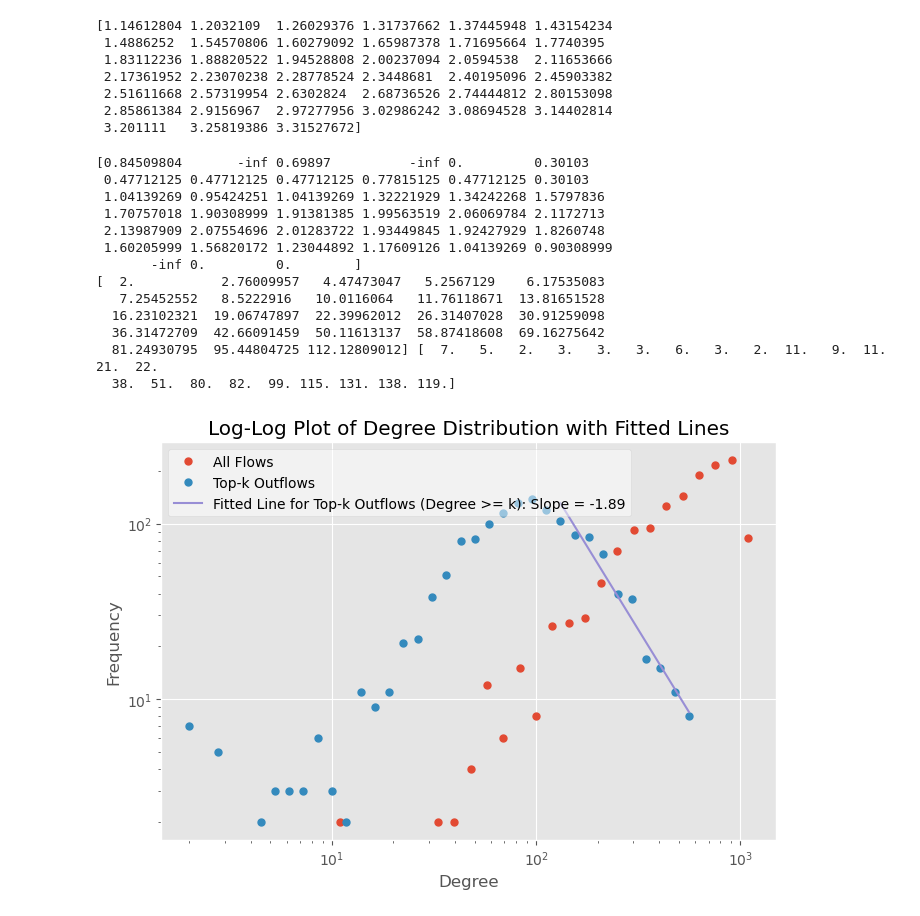
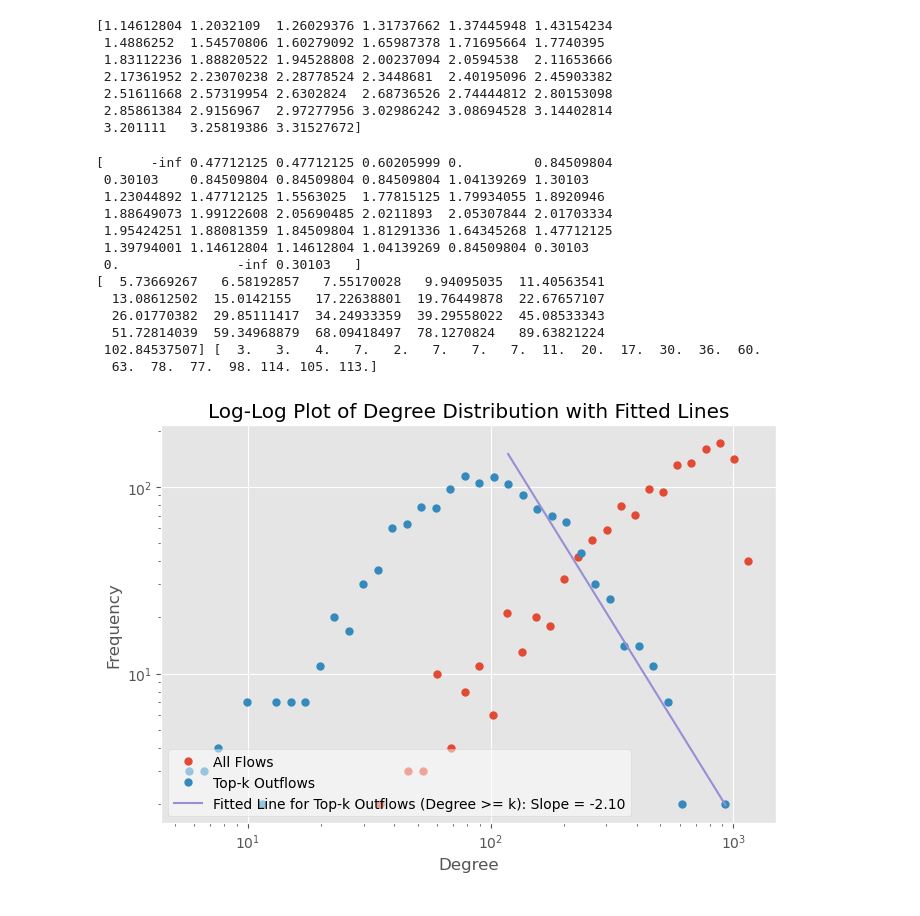
Before and after one commit to Mobility-Constant/Top-k-network, a Jupyter notebook: k_attributes.ipynb, the cells around one changed output. Saved outputs shown, nothing was run; the diff lists cells and outputs as text; code cells hidden in the pictures.

```diff
--- a/k_attributes.ipynb
+++ b/k_attributes.ipynb
@@ -450,7 +450,7 @@ flows = np.load(r"bj_flow_matrix_201807_liuhuan.npy")
 
 
 # Define t
-t = 125
+t = 124
 
 # Construct the graph for top-t outflows
 top_t_flows = np.zeros_like(flows)
@@ -498,7 +497,7 @@ import matplotlib
 flows = np.load(r"data\Mobility\cbg_visit_2019-03_2.npy")
 
 # Define t
-t = 130
+t = 124
 
 # Construct the graph for top-t outflows
 top_t_flows = np.zeros_like(flows)
@@ -686,8 +685,8 @@ log_bins_t = np.log10(bins_t[:-1])
 log_counts_t = np.log10(counts_t)
 
 # Find the index where bins are close to 110
-idx_all = np.abs(bins_all-125).argmin()
-idx_t = np.abs(bins_t-125).argmin()
+idx_all = np.abs(bins_all-124).argmin()
+idx_t = np.abs(bins_t-124).argmin()
 
 print(log_counts_t)
 # Check for invalid values and only keep the valid ones
@@ -706,44 +705,44 @@ valid_log_bins_t_right = log_bins_t[idx_t:][~invalid_t_right]
 valid_log_counts_t_right = log_counts_t[idx_t:][~invalid_t_right]
 
 
 
 print(10**valid_log_bins_t_left, 10**valid_log_counts_t_left)
 # Fit a line to the log-log plot data for bins < 110 and bins >= 110 separately
 slope_all_left, intercept_all_left, _, _, _ = stats.linregress(valid_log_bins_all_left, valid_log_counts_all_left)
 slope_all_right, intercept_all_right, _, _, _ = stats.linregress(valid_log_bins_all_right, valid_log_counts_all_right)
 slope_t_left, intercept_t_left, _, _, _ = stats.linregress(valid_log_bins_t_left, valid_log_counts_t_left)
 slope_t_right, intercept_t_right, _, _, _ = stats.linregress(valid_log_bins_t_right, valid_log_counts_t_right)
 
 
 # Generate the log-log plot with fitted lines for bins < 110 and bins >= 110 separately
 plt.figure(figsize=(7, 5))
 plt.loglog(np.concatenate((10**(valid_log_bins_all_left),10**(valid_log_bins_all_right))), np.concatenate((10**(valid_log_counts_all_left),10**(valid_log_counts_all_right))), '.', label='All Flows',markersize=10)
 plt.loglog(np.concatenate((10**(valid_log_bins_t_left),10**(valid_log_bins_t_right))), np.concatenate((10**(valid_log_counts_t_left),10**(valid_log_counts_t_right))), '.', label='Top-k Outflows',markersize=10)
 #plt.loglog(10**(valid_log_bins_all_left), 10**(intercept_all_left + slope_all_left*valid_log_bins_all_left), '-', label=f'Fitted Line for All Flows (Degree < 110): Slope = {slope_all_left:.2f}')
 #plt.loglog(10**(valid_log_bins_all_right), 10**(intercept_all_right + slope_all_right*valid_log_bins_all_right), '-', label=f'Fitted Line for All Flows (Degree >= 110): Slope = {slope_all_right:.2f}')
 #plt.loglog(10**(valid_log_bins_t_left), 10**(intercept_t_left + slope_t_left*valid_log_bins_t_left), '-', label=f'Fitted Line for Top-t Outflows (Degree < 110): Slope = {slope_t_left:.2f}')
 plt.loglog(10**(valid_log_bins_t_right), 10**(intercept_t_right + slope_t_right*valid_log_bins_t_right), '-', label=f'Fitted Line for Top-k Outflows (Degree >= k): Slope = {slope_t_right:.2f}')
 
 plt.title('Log-Log Plot of Degree Distribution with Fitted Lines')
 plt.xlabel('Degree')
 plt.ylabel('Frequency')
 plt.legend(facecolor='white', framealpha=0.5)
 
 plt.tight_layout()
 plt.savefig('Log-Log Plot of Degree Distribution with Fitted Lines.png',dpi=300)
 plt.show()
 # %% [output]
-[0.84509804       -inf 0.69897          -inf 0.         0.30103
- 0.47712125 0.47712125 0.47712125 0.77815125 0.47712125 0.30103
- 1.04139269 0.95424251 1.04139269 1.32221929 1.34242268 1.5797836
- 1.70757018 1.90308999 1.91381385 1.99563519 2.06069784 2.1172713
- 2.13987909 2.07554696 2.01283722 1.93449845 1.92427929 1.8260748
- 1.60205999 1.56820172 1.23044892 1.17609126 1.04139269 0.90308999
-       -inf 0.         0.        ]
-[  2.           2.76009957   4.47473047   5.2567129    6.17535083
-   7.25452552   8.5222916   10.0116064   11.76118671  13.81651528
-  16.23102321  19.06747897  22.39962012  26.31407028  30.91259098
-  36.31472709  42.66091459  50.11613137  58.87418608  69.16275642
-  81.24930795  95.44804725 112.12809012] [  7.   5.   2.   3.   3.   3.   6.   3.   2.  11.   9.  11.  21.  22.
-  38.  51.  80.  82.  99. 115. 131. 138. 119.]
+[      -inf 0.47712125 0.47712125 0.60205999 0.         0.84509804
+ 0.30103    0.84509804 0.84509804 0.84509804 1.04139269 1.30103
+ 1.23044892 1.47712125 1.5563025  1.77815125 1.79934055 1.8920946
+ 1.88649073 1.99122608 2.05690485 2.0211893  2.05307844 2.01703334
+ 1.95424251 1.88081359 1.84509804 1.81291336 1.64345268 1.47712125
+ 1.39794001 1.14612804 1.14612804 1.04139269 0.84509804 0.30103
+ 0.               -inf 0.30103   ]
+[  5.73669267   6.58192857   7.55170028   9.94095035  11.40563541
+  13.08612502  15.0142155   17.22638801  19.76449878  22.67657107
+  26.01770382  29.85111417  34.24933359  39.29558022  45.08533343
+  51.72814039  59.34968879  68.09418497  78.1270824   89.63821224
+ 102.84537507] [  3.   3.   4.   7.   2.   7.   7.   7.  11.  20.  17.  30.  36.  60.
+  63.  78.  77.  98. 114. 105. 113.]
-[figure, old version]
+[figure, new version]
```
Also changed, not shown: parts of 5 cells of this notebook.
